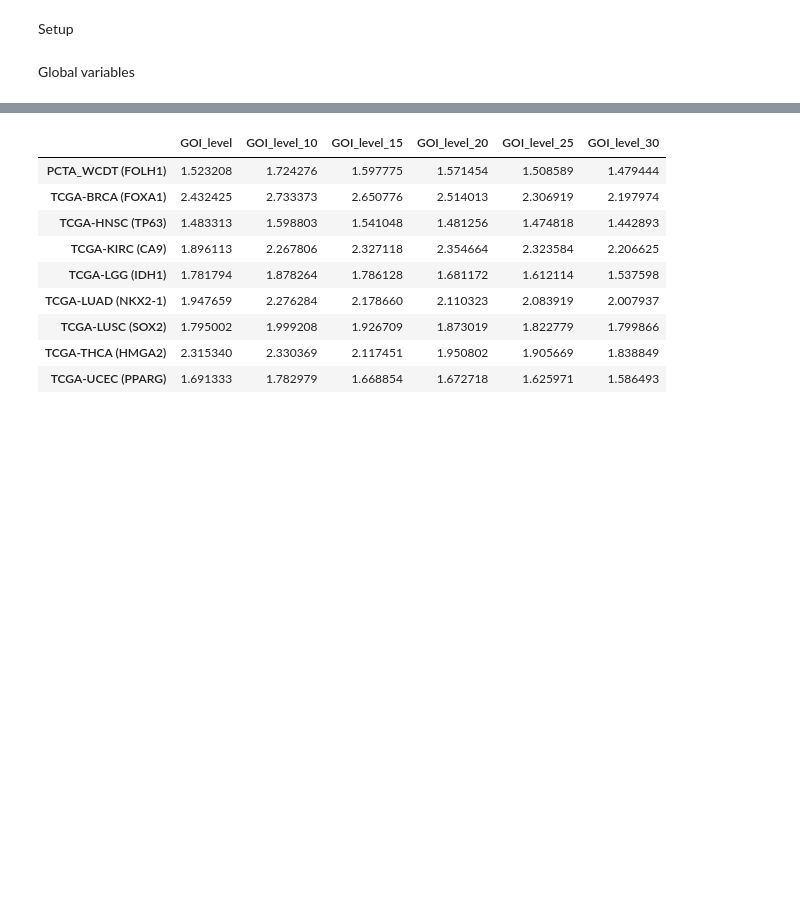
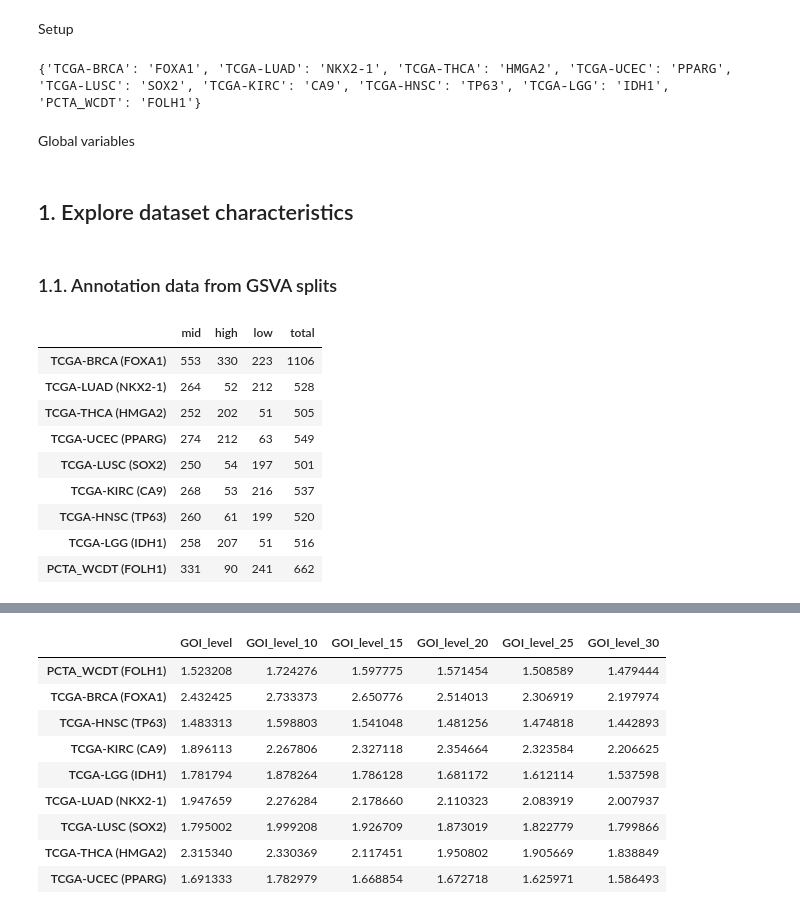
Before and after one commit to CarlosUziel/goi-strat, a Jupyter notebook: notebooks/methods_comparison.ipynb, the cells around one changed output, grey strips where cells are left out. Cells and saved outputs as stored; diff of their text form; code cells hidden in the pictures; blank space fills up the shorter version.

```diff
--- a/notebooks/methods_comparison.ipynb
+++ b/notebooks/methods_comparison.ipynb
@@ -52,8 +53,38 @@ sns.set_theme(style="whitegrid", palette=PALETTE_STR)
 plt.rcParams["font.family"] = "serif"
 plt.rcParams["font.serif"] = "Ubuntu Mono"
 plt.rcParams["font.monospace"] = "Ubuntu Mono"
+# %%
+print(DATASETS_MARKERS)
+# %% [output]
+{'TCGA-BRCA': 'FOXA1', 'TCGA-LUAD': 'NKX2-1', 'TCGA-THCA': 'HMGA2', 'TCGA-UCEC': 'PPARG', 'TCGA-LUSC': 'SOX2', 'TCGA-KIRC': 'CA9', 'TCGA-HNSC': 'TP63', 'TCGA-LGG': 'IDH1', 'PCTA_WCDT': 'FOLH1'}
 # %% [markdown]
 Global variables
 # %%
 MULTI_DATASET_PATH: Path = ROOT.joinpath("MULTI_DATASET")
 MULTI_DATASET_PATH.mkdir(parents=True, exist_ok=True)
+# %% [markdown]
+## 1. Explore dataset characteristics
+# %% [markdown]
+### 1.1. Annotation data from GSVA splits
+# %%
+group_counts_gsva = {}
+for dataset, marker in DATASETS_MARKERS.items():
+    data_root = ROOT.joinpath(f"{dataset}_{marker}")
+    annot_df = pd.read_csv(data_root.joinpath("data").joinpath(f"samples_annotation_{marker}_gsva.csv"), index_col=0)
+    group_counts_gsva[dataset + f" ({marker})"] = annot_df[f"{marker}_level"].value_counts().to_dict()
+    group_counts_gsva[dataset + f" ({marker})"].update({"total": len(annot_df)})
+
+group_counts_gsva_df = pd.DataFrame(group_counts_gsva).T
+group_counts_gsva_df.to_csv(MULTI_DATASET_PATH.joinpath("group_counts_gsva_df.csv"))
+display(group_counts_gsva_df)
+# %% [output]
+|  | mid | high | low | total |
+| TCGA-BRCA (FOXA1) | 553 | 330 | 223 | 1106 |
+| TCGA-LUAD (NKX2-1) | 264 | 52 | 212 | 528 |
+| TCGA-THCA (HMGA2) | 252 | 202 | 51 | 505 |
+| TCGA-UCEC (PPARG) | 274 | 212 | 63 | 549 |
+| TCGA-LUSC (SOX2) | 250 | 54 | 197 | 501 |
+| TCGA-KIRC (CA9) | 268 | 53 | 216 | 537 |
+| TCGA-HNSC (TP63) | 260 | 61 | 199 | 520 |
+| TCGA-LGG (IDH1) | 258 | 207 | 51 | 516 |
+| PCTA_WCDT (FOLH1) | 331 | 90 | 241 | 662 |
```
Also changed, not shown: parts of 9 cells of this notebook.
